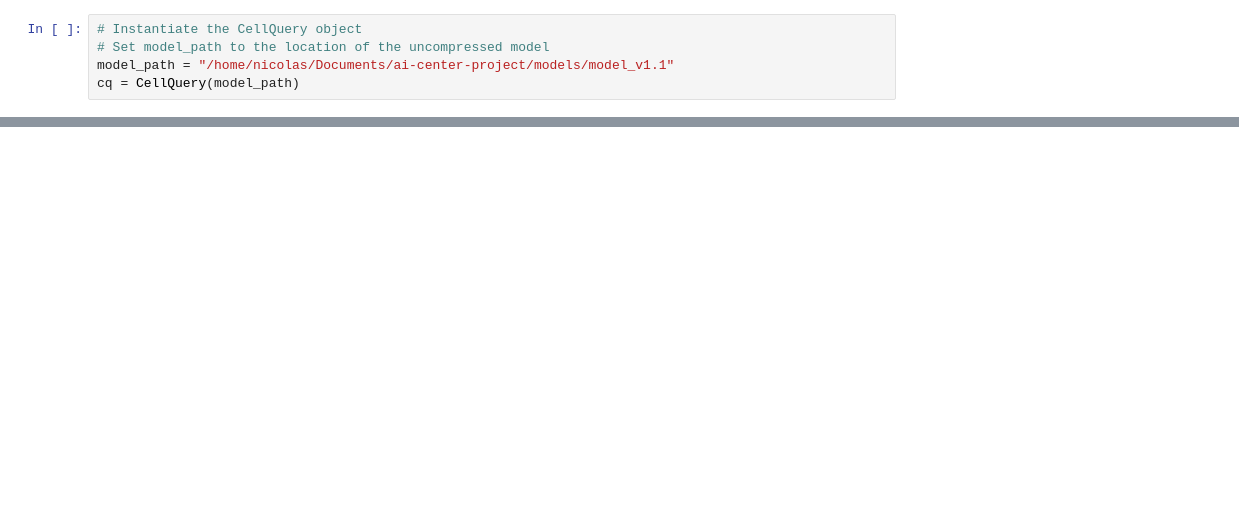
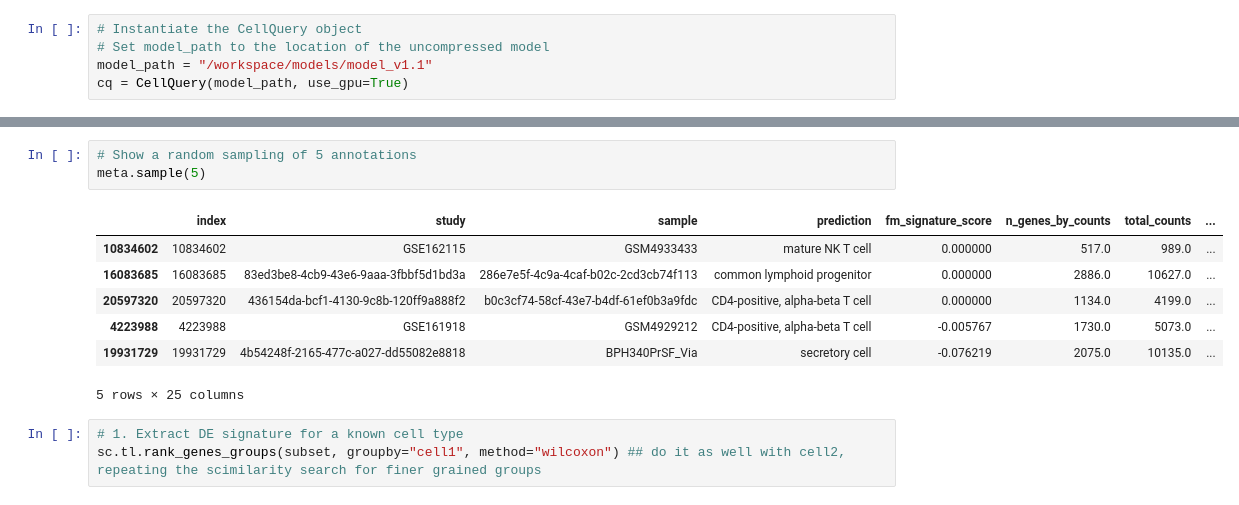
Before and after one commit to keyshavmor/Foundation_Models_for_Soft_Clustering, a Jupyter notebook: notebooks/ Gene_attributions_and_comparison.ipynb, the cells around one changed output, grey strips where cells are left out. Saved outputs shown, nothing was run; the diff lists cells and outputs as text; blank space fills up the shorter version.

```diff
--- a/notebooks/ Gene_attributions_and_comparison.ipynb
+++ b/notebooks/ Gene_attributions_and_comparison.ipynb
@@ -16,6 +16,6 @@ sc.set_figure_params(dpi=100)
 # %%
 # Instantiate the CellQuery object
 # Set model_path to the location of the uncompressed model
-model_path = "/home/nicolas/Documents/ai-center-project/models/model_v1.1"
-cq = CellQuery(model_path)
+model_path = "/workspace/models/model_v1.1"
+cq = CellQuery(model_path, use_gpu=True)
 # %%
@@ -57,0 +117,14 @@ avg_embedding = cq.get_embeddings(avg_cell)
+# %%
+# Show a random sampling of 5 annotations
+meta.sample(5)
+# %% [output]
+|  | index | study | sample | prediction | fm_signature_score | n_genes_by_counts | total_counts | ... |
+| 10834602 | 10834602 | GSE162115 | GSM4933433 | mature NK T cell | 0.000000 | 517.0 | 989.0 | ... |
+| 16083685 | 16083685 | 83ed3be8-4cb9-43e6-9aaa-3fbbf5d1bd3a | 286e7e5f-4c9a-4caf-b02c-2cd3cb74f113 | common lymphoid progenitor | 0.000000 | 2886.0 | 10627.0 | ... |
+| 20597320 | 20597320 | 436154da-bcf1-4130-9c8b-120ff9a888f2 | b0c3cf74-58cf-43e7-b4df-61ef0b3a9fdc | CD4-positive, alpha-beta T cell | 0.000000 | 1134.0 | 4199.0 | ... |
+| 4223988 | 4223988 | GSE161918 | GSM4929212 | CD4-positive, alpha-beta T cell | -0.005767 | 1730.0 | 5073.0 | ... |
+| 19931729 | 19931729 | 4b54248f-2165-477c-a027-dd55082e8818 | BPH340PrSF_Via | secretory cell | -0.076219 | 2075.0 | 10135.0 | ... |
+5 rows × 25 columns
+# %%
+# 1. Extract DE signature for a known cell type
+sc.tl.rank_genes_groups(subset, groupby="cell1", method="wilcoxon") ## do it as well with cell2, repeating the scimilarity search for finer grained groups
```
Also changed, not shown: parts of 15 cells of this notebook, 1 other file.
